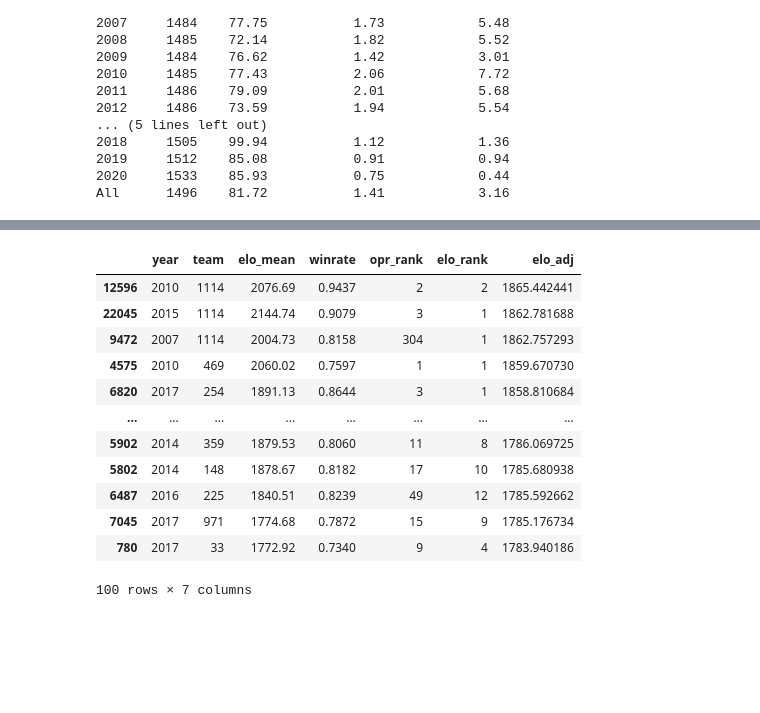
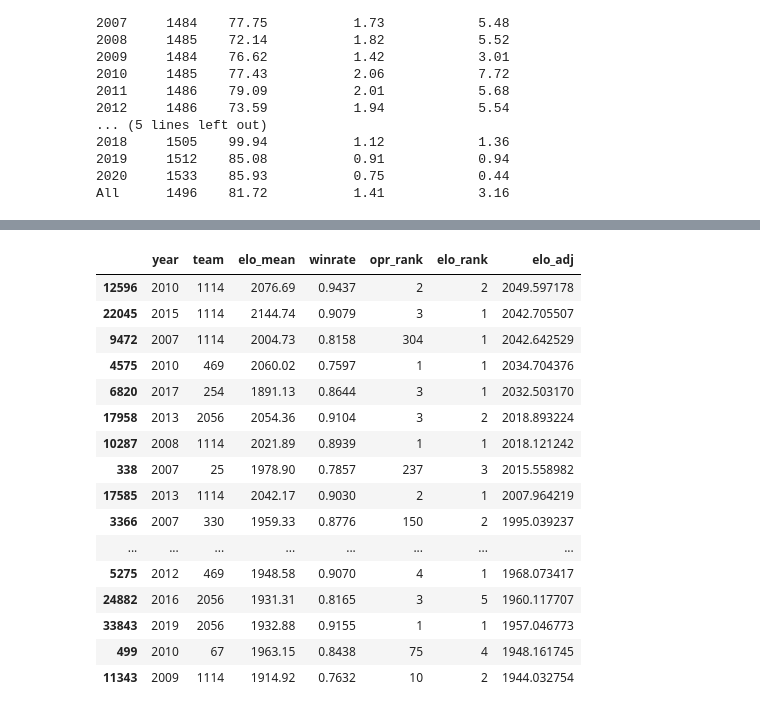
Before and after one commit to avgupta456/statbotics, a Jupyter notebook: scripts/Year Normalized Elo.ipynb, the cells around one changed output, grey strips where cells are left out. Cells and saved outputs as stored; diff of their text form; code cells hidden in the pictures; blank space fills up the shorter version.

```diff
--- a/scripts/Year Normalized Elo.ipynb
+++ b/scripts/Year Normalized Elo.ipynb
@@ -57,43 +44,47 @@ def get_subset(data):
     return data[(data > data.quantile(0.90)) & (data < data.quantile(0.999))]
 
 
-for year in range(2015, 2016):
-    all_data = years[year - 2002]
+fig, axs = plt.subplots(1, 2, figsize=(9, 4))
+
+colors = ['tab:blue', 'tab:orange', 'tab:green']
+
+for color, year in zip(colors, [2015, 2017, 2018]):
+    all_data = elo_years[year - 2002]
     data = get_subset(all_data)
 
     config = exponnorm.fit(all_data)
-    fig, axs = plt.subplots(1, 2, figsize=(9, 4))
-    axs[0].hist(all_data, density=True, bins=50, alpha=0.75, label="All Teams")
+    axs[0].hist(all_data, density=True, bins=20, alpha=0.5, color=color, label=str(year) + "All Teams")
     x = np.linspace(exponnorm.ppf(0.0001, *config), exponnorm.ppf(0.9999, *config), 1000)
-    axs[0].plot(x, exponnorm.pdf(x, *config), lw=3, label="Trend")
+    axs[0].plot(x, exponnorm.pdf(x, *config), lw=2, color=color, label=str(year) + " Trend")
     fig.show()
 
     config2 = expon.fit(data)
-    axs[1].hist(data, density=True, bins=20, alpha=0.75, label="Top Teams")
+    axs[1].hist(data, density=True, bins=20, alpha=0.5, color=color, label=str(year) + " Top Teams")
     x = np.linspace(expon.ppf(0.0001, *config2), expon.ppf(0.9999, *config2), 1000)
-    axs[1].plot(x, expon.pdf(x, *config2), lw=3, label="Trend")
+    axs[1].plot(x, expon.pdf(x, *config2), lw=2, color=color, label=str(year) + " Trend")
 
-    axs[0].set_xlabel("Elo")
-    axs[0].set_ylabel("Frequency")
-    axs[1].set_xlabel("Elo")
-    axs[1].set_ylabel("Frequency")
+axs[0].set_xlabel("Elo")
+axs[0].set_ylabel("Frequency")
+axs[1].set_xlabel("Elo")
+axs[1].set_ylabel("Frequency")
 
-    fig.suptitle("Adjusted Elo: " + str(year))
+fig.suptitle("Adjusted Elo")
 
-    axs[0].legend()
-    axs[1].legend()
-    fig.show()
+axs[0].legend()
+axs[1].legend()
+fig.show()
 # %% [output]
 [interactive output not drawn]
 [interactive output not drawn]
 # %%
-all_configs = [exponnorm.fit(year_data) for year_data in years]
-configs = [expon.fit(get_subset(year_data)) for year_data in years]
+all_configs = [exponnorm.fit(year_data) for year_data in elo_years]
+configs = [expon.fit(get_subset(year_data)) for year_data in elo_years]
 # %%
 team_years["elo_adj"] = 0
 
 for year in range(2002, 2021):
+    print(year)
     cutoff = team_years[team_years.year == year].elo_mean.quantile(0.90)
     subset = (team_years.year == year) & (team_years.elo_mean > cutoff)
-    team_years.loc[team_years.year == year, "elo_adj"] = norm.ppf(exponnorm.cdf(team_years[team_years.year == year].elo_mean, *all_configs[year - 2002]), 1500, 100)
-    team_years.loc[subset, "elo_adj"] = norm.ppf(0.9 + 0.1 * expon.cdf(team_years[subset].elo_mean, *configs[year - 2002]), 1500, 100)
+    team_years.loc[team_years.year == year, "elo_adj"] = exponnorm.ppf(exponnorm.cdf(team_years[team_years.year == year].elo_mean, *all_configs[year - 2002]), *all_configs[-1])
+    team_years.loc[subset, "elo_adj"] = expon.ppf(expon.cdf(team_years[subset].elo_mean, *configs[year - 2002]), *configs[-1])
@@ -100,17 +111,21 @@ for year in range(2002, 2021):
 # %%
 cols = ["year", "team", "elo_mean", "winrate", "opr_rank", "elo_rank", "elo_adj"]
-team_years.sort_values(by=["elo_adj"], ascending=False)[cols].head(100)
+team_years.sort_values(by=["elo_adj"], ascending=False)[cols].head(20)
 # %% [output]
 |  | year | team | elo_mean | winrate | opr_rank | elo_rank | elo_adj |
-| 12596 | 2010 | 1114 | 2076.69 | 0.9437 | 2 | 2 | 1865.442441 |
-| 22045 | 2015 | 1114 | 2144.74 | 0.9079 | 3 | 1 | 1862.781688 |
-| 9472 | 2007 | 1114 | 2004.73 | 0.8158 | 304 | 1 | 1862.757293 |
-| 4575 | 2010 | 469 | 2060.02 | 0.7597 | 1 | 1 | 1859.670730 |
-| 6820 | 2017 | 254 | 1891.13 | 0.8644 | 3 | 1 | 1858.810684 |
+| 12596 | 2010 | 1114 | 2076.69 | 0.9437 | 2 | 2 | 2049.597178 |
+| 22045 | 2015 | 1114 | 2144.74 | 0.9079 | 3 | 1 | 2042.705507 |
+| 9472 | 2007 | 1114 | 2004.73 | 0.8158 | 304 | 1 | 2042.642529 |
+| 4575 | 2010 | 469 | 2060.02 | 0.7597 | 1 | 1 | 2034.704376 |
+| 6820 | 2017 | 254 | 1891.13 | 0.8644 | 3 | 1 | 2032.503170 |
+| 17958 | 2013 | 2056 | 2054.36 | 0.9104 | 3 | 2 | 2018.893224 |
+| 10287 | 2008 | 1114 | 2021.89 | 0.8939 | 1 | 1 | 2018.121242 |
+| 338 | 2007 | 25 | 1978.90 | 0.7857 | 237 | 3 | 2015.558982 |
+| 17585 | 2013 | 1114 | 2042.17 | 0.9030 | 2 | 1 | 2007.964219 |
+| 3366 | 2007 | 330 | 1959.33 | 0.8776 | 150 | 2 | 1995.039237 |
 | ... | ... | ... | ... | ... | ... | ... | ... |
-| 5902 | 2014 | 359 | 1879.53 | 0.8060 | 11 | 8 | 1786.069725 |
-| 5802 | 2014 | 148 | 1878.67 | 0.8182 | 17 | 10 | 1785.680938 |
-| 6487 | 2016 | 225 | 1840.51 | 0.8239 | 49 | 12 | 1785.592662 |
-| 7045 | 2017 | 971 | 1774.68 | 0.7872 | 15 | 9 | 1785.176734 |
-| 780 | 2017 | 33 | 1772.92 | 0.7340 | 9 | 4 | 1783.940186 |
+| 5275 | 2012 | 469 | 1948.58 | 0.9070 | 4 | 1 | 1968.073417 |
+| 24882 | 2016 | 2056 | 1931.31 | 0.8165 | 3 | 5 | 1960.117707 |
+| 33843 | 2019 | 2056 | 1932.88 | 0.9155 | 1 | 1 | 1957.046773 |
+| 499 | 2010 | 67 | 1963.15 | 0.8438 | 75 | 4 | 1948.161745 |
+| 11343 | 2009 | 1114 | 1914.92 | 0.7632 | 10 | 2 | 1944.032754 |
-100 rows × 7 columns
```
Also changed, not shown: parts of 11 cells of this notebook.
